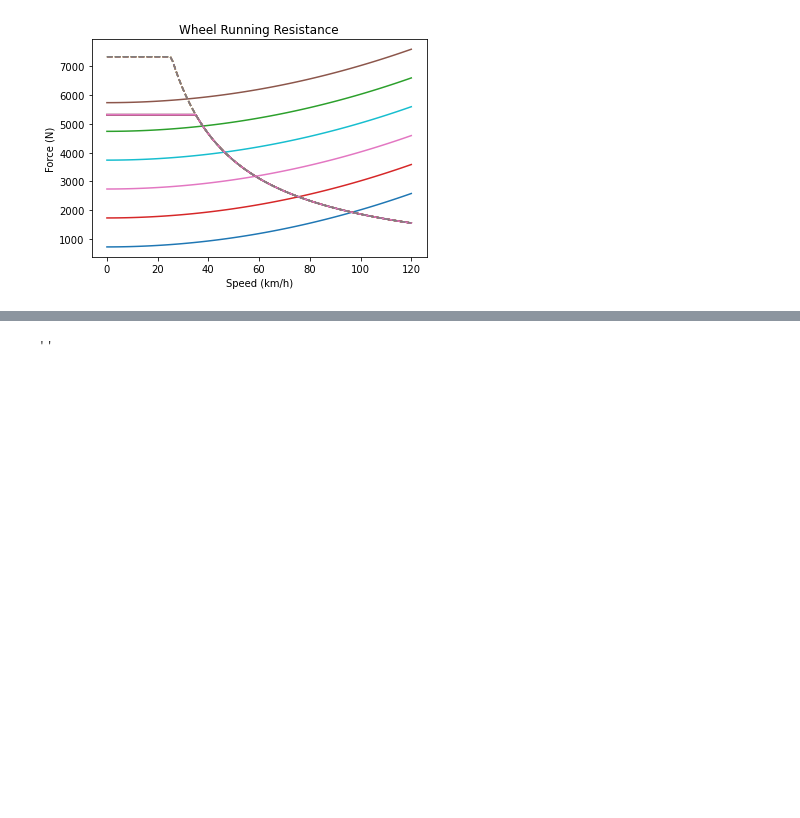
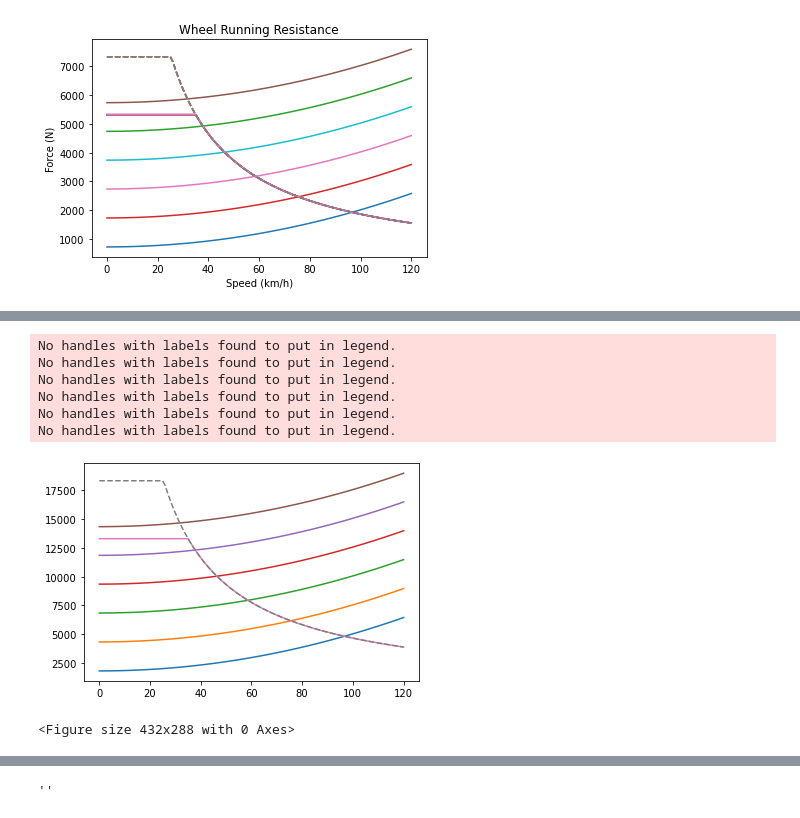
Before and after one commit to hnslmp/inka_vehicleperformance, a Jupyter notebook: Calculation.ipynb, the cells around one changed output, grey strips where cells are left out. Saved outputs shown, nothing was run; the diff lists cells and outputs as text; code cells hidden in the pictures; blank space fills up the shorter version.

```diff
--- a/Calculation.ipynb
+++ b/Calculation.ipynb
@@ -196,3 +217,27 @@ NameError: name 'variasi_array' is not defined
+# %%
+        fig = plt.figure("Line Plot")
+        legendFig = plt.figure("Legend plot")
+        ax = fig.add_subplot(111)
+        for i in range (0,len(variasi_array)):
+            line1, = ax.plot(v_runres, runres_vehicle[:,i],label = "Runres " + str(gradien[i]) + "'");
+        line2, = ax.plot(v_runres, vehicle_force,label = "Vehicle Force (N)")
+        line3, = ax.plot(v_runres, vehicle_force_peak,linestyle='--',label = "Vehicle Force Peak (N)")
+        for i in range (0,len(variasi_array)):
+            legendFig.legend([line1,line2,line3],["Runres " + str(gradien[i]) + "'","Vehicle Force (N)","Vehicle Force Peak (N)"], loc='center')
+        legendFig.savefig('legend.png')
+        # ax.set(xlabel='Speed (km/h)', ylabel='Force (N)', title='Vehicle Running Resistance');
+        # ax.legend(bbox_to_anchor=[1.17, 1.15], loc='upper right')
+        # fig.legend([line1], ['series1'], bbox_to_anchor=[0.5, 0.5], loc='center left')
+        fig.savefig("plot_vehicleforce.png")
+# %% [output]
+No handles with labels found to put in legend.
+No handles with labels found to put in legend.
+No handles with labels found to put in legend.
+No handles with labels found to put in legend.
+No handles with labels found to put in legend.
+No handles with labels found to put in legend.
+[figure, added]
+<Figure size 432x288 with 0 Axes>
 # %%
 #Screen Size
 import sys
```
Also changed, not shown: parts of 8 cells of this notebook, 12 other files.
